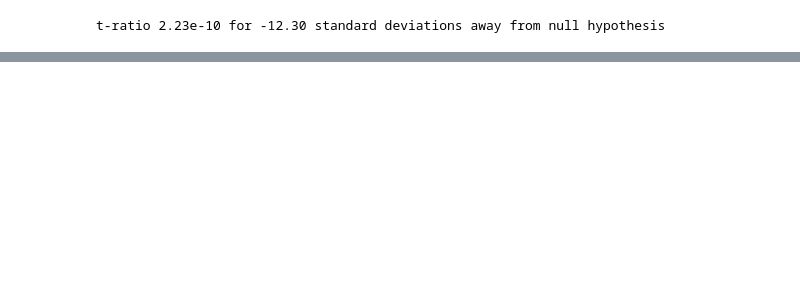
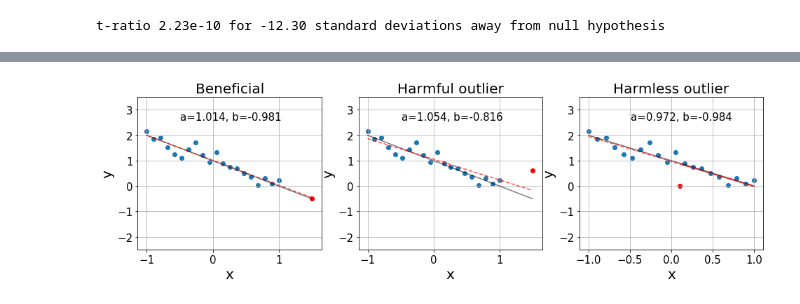
Before and after one commit to ScorpXOY/blog, a Jupyter notebook: _notebooks/2021-10-06-regression.ipynb, the cells around one changed output, grey strips where cells are left out. Saved outputs shown, nothing was run; the diff lists cells and outputs as text; code cells hidden in the pictures; blank space fills up the shorter version.

```diff
--- a/_notebooks/2021-10-06-regression.ipynb
+++ b/_notebooks/2021-10-06-regression.ipynb
@@ -194,0 +250,25 @@ More regression on next session ;)
+# %%
+#collapse-hide
+x_out = [1.5, 1.5, 0.1]
+y_out = a + b*x_out[0], 0.6, 0
+fig, axes = plt.subplots(1, 3, figsize=(16, 4))
+for ax, x_o, y_o in zip(axes, x_out, y_out):
+    x_ext, y_ext = np.concatenate((x, [x_o])), np.concatenate((y, [y_o]))
+    exact_relation = line(x_ext, a, b)
+    ax.scatter(x, y)
+    ax.scatter(x_o, y_o, color='r')
+    ax.plot(x_ext, exact_relation, color='k', alpha=0.5)
+    b_est, a_est = np.polyfit(x_ext, y_ext, 1)
+    ax.plot(x_ext, line(x_ext, a_est, b_est), color='r', linestyle='--', alpha=0.7)
+    ax.grid()
+    ax.tick_params(labelsize=15)
+    ax.set_ylim(-2.5, 3.5)
+    ax.text(-0.49, 2.6, f"a={a_est:.3f}, b={b_est:.3f}", fontsize=15)
+    ax.set_ylabel("y", fontsize=20)
+    ax.set_xlabel("x", fontsize=20)
+
+axes[0].set_title("Beneficial",fontsize=20)
+axes[1].set_title("Harmful outlier", fontsize=20)
+axes[2].set_title("Harmless outlier", fontsize=20);
+# %% [output]
+[figure, added]
```
Also changed, not shown: parts of 26 cells of this notebook.
